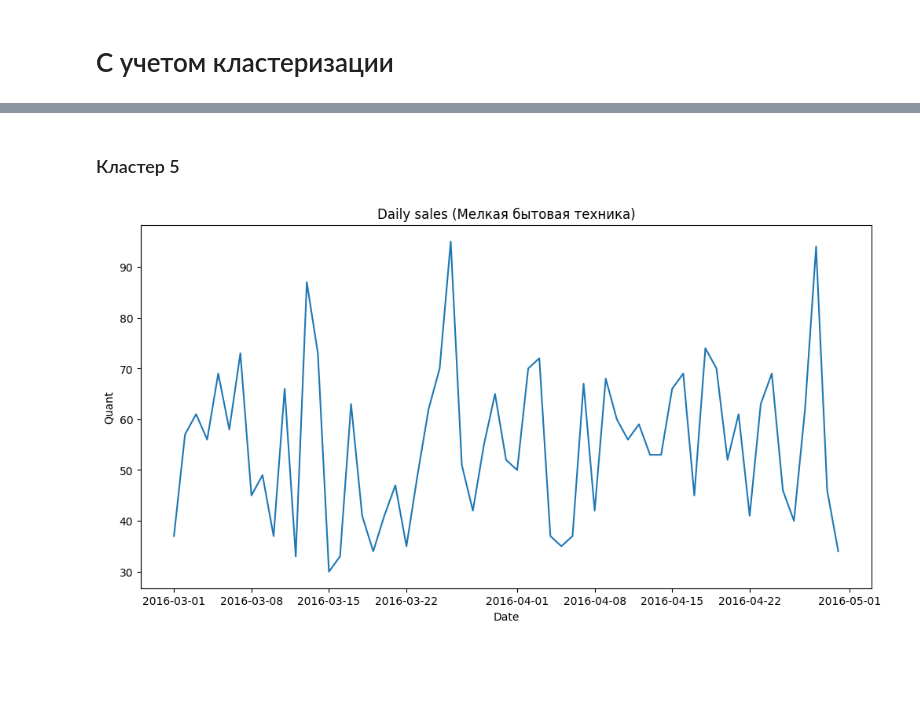
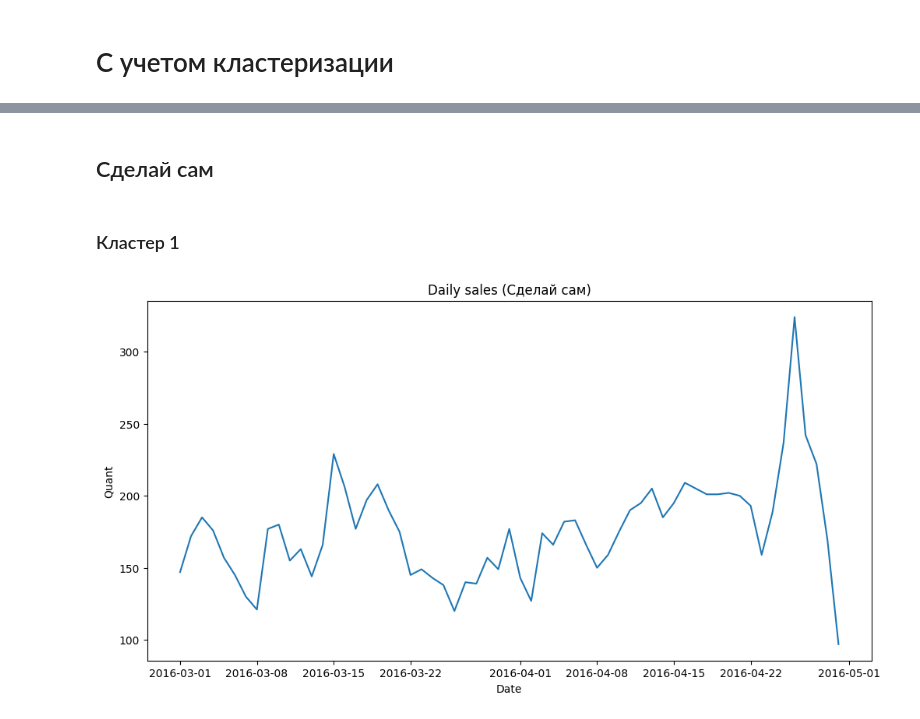
Before and after one commit to timurratnikov/Diplom_electronice, a Jupyter notebook: forecasting_prophet.ipynb, the cells around one changed output, grey strips where cells are left out. Drawn from its saved outputs; the diff is of its cells as text; code cells hidden in the pictures; blank space fills up the shorter version.

```diff
--- a/forecasting_prophet.ipynb
+++ b/forecasting_prophet.ipynb
@@ -851,34 +686,36 @@ MAPE: 12.817620562783366
+# %% [markdown]
+## Сделай сам
 # %% [markdown]
-### Кластер 5
+### Кластер 1
 # %%
-cluster = 5
+cluster = 1
 action_name = 'СкидкаСуммойПроцентомСЛимитом'
-category_name = 'Мелкая бытовая техника'
+category_name = 'Сделай сам'
 
 daily_sales = df_clustering_1[df_clustering_1['cluster'] == cluster][df_clustering_1['TN'] == f'{category_name}'][['OrderDate', 'Quant']]\
     .groupby('OrderDate').sum()\
     .resample('D').sum()
 daily_sales.reset_index(inplace=True)
 daily_sales.rename(columns={'OrderDate': 'ds', 'Quant': 'y'}, inplace=True)
 daily_sales.sort_values(by='ds', inplace=True)
 
 plt.figure(figsize=(12, 6))
 sns.lineplot(data=daily_sales, x='ds', y='y')
 plt.title(f"Daily sales ({category_name})")
 plt.xlabel("Date")
 plt.ylabel("Quant")
 plt.show()
 
 stat = pd.DataFrame()
 category1 = df[df['TN'] == f'{category_name}']
 stat['OrderDate'] = category1['OrderDate']
 stat['Quant'] = category1[f'{action_name}'] * category1['Quant']
 stat = stat.groupby('OrderDate').sum()
 
 action_active = pd.DataFrame(index=stat[stat['Quant'] > 10].index)
 action_active['Action'] = 1
 
 action_values = pd.DataFrame(index=stat.index).join(action_active, how='left')
 action_values = action_values.fillna(0).reset_index().sort_values(by='OrderDate').set_index('OrderDate')
 # %% [output]
-[figure, old version]
+[figure, new version]
```
Also changed, not shown: parts of 53 cells of this notebook, 5 other files.
